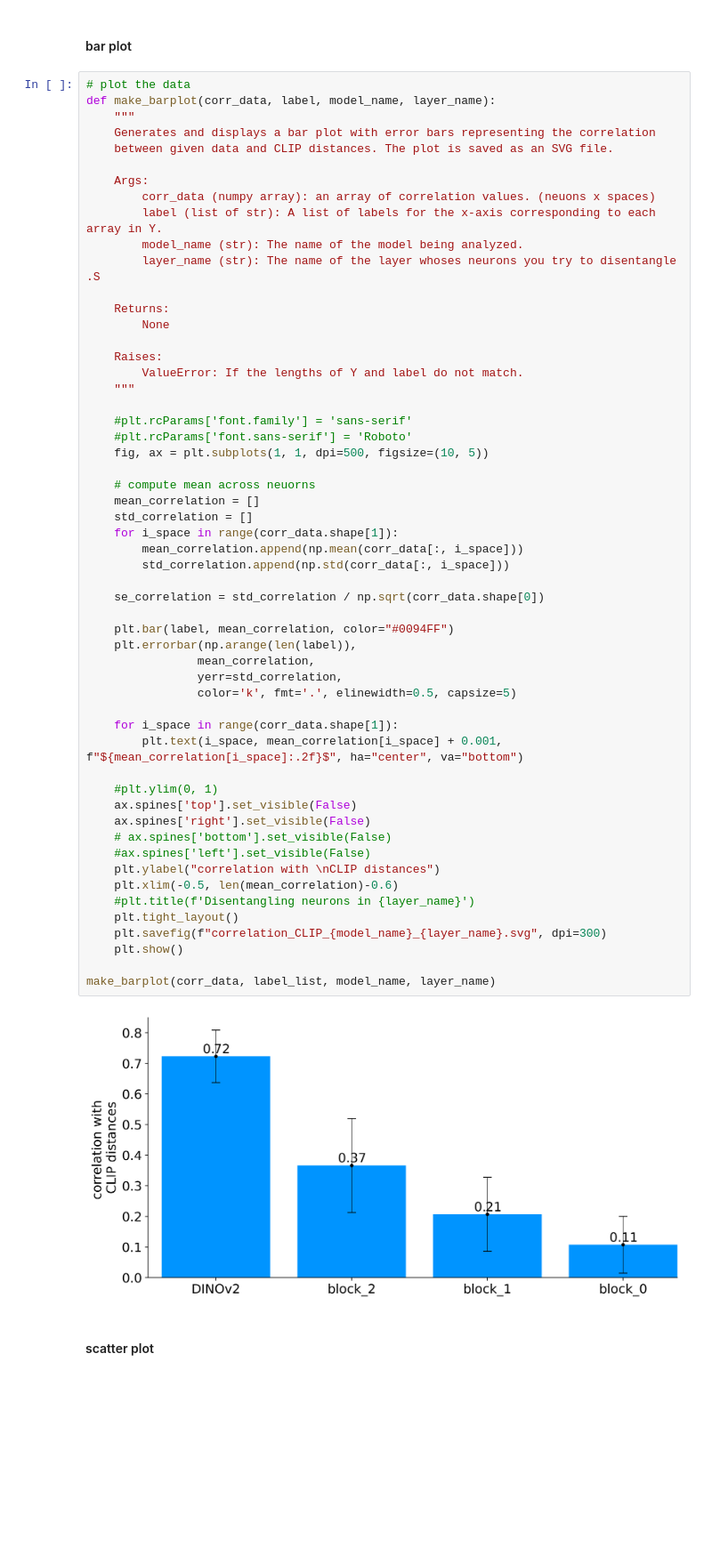
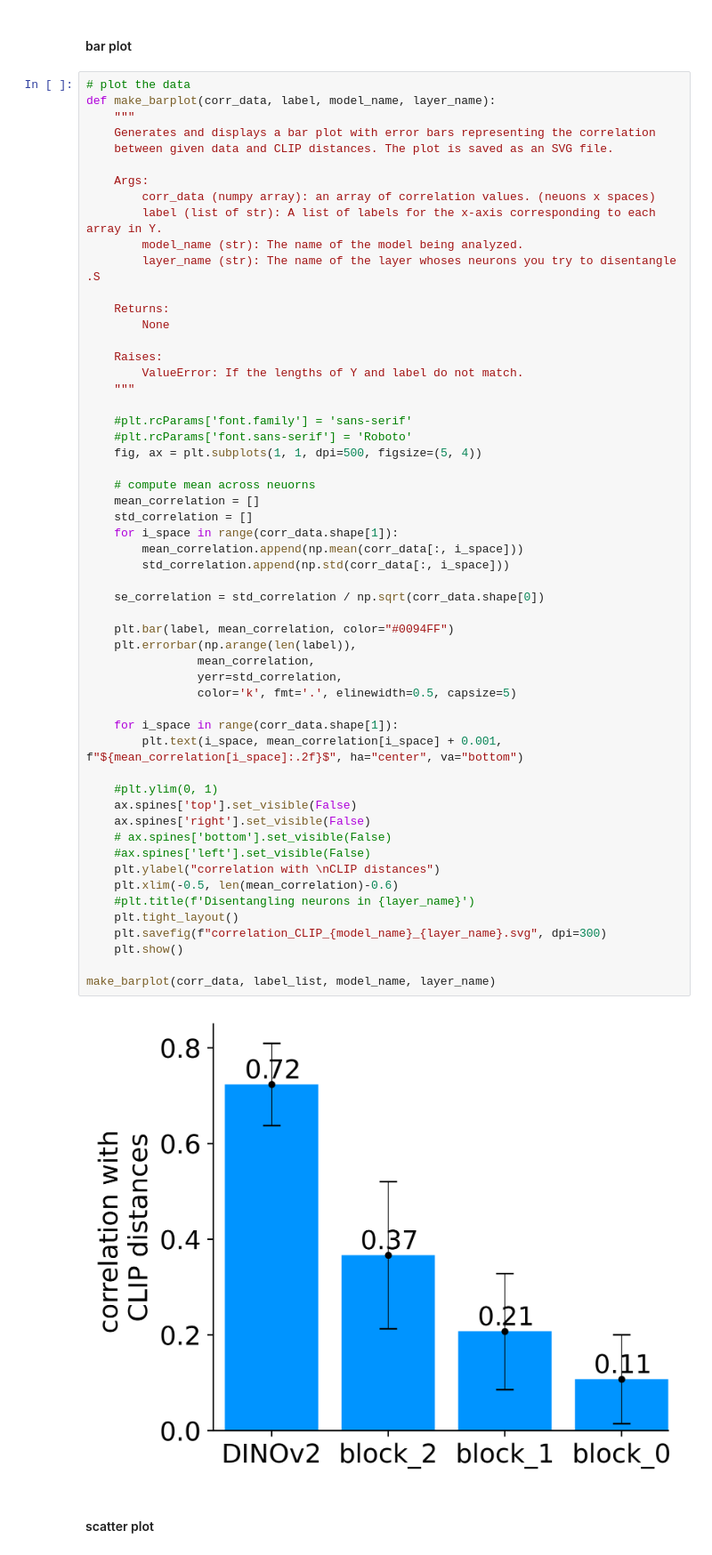
Before and after one commit to yotaKawashima/modified_PURE, a Jupyter notebook: experiments/disentangling/notebooks/distance_correlation_choose_attribution_layer.ipynb, the cells around one changed output. Shown at 89% size. Saved outputs shown, nothing was run; the diff lists cells and outputs as text; blank space fills up the shorter version.

Commit message:
modify images size

```diff
--- a/experiments/disentangling/notebooks/distance_correlation_choose_attribution_layer.ipynb
+++ b/experiments/disentangling/notebooks/distance_correlation_choose_attribution_layer.ipynb
@@ -415,41 +415,41 @@ def make_barplot(corr_data, label, model_name, layer_name):
 
     #plt.rcParams['font.family'] = 'sans-serif'
     #plt.rcParams['font.sans-serif'] = 'Roboto'
-    fig, ax = plt.subplots(1, 1, dpi=500, figsize=(10, 5))
+    fig, ax = plt.subplots(1, 1, dpi=500, figsize=(5, 4))
 
     # compute mean across neuorns
     mean_correlation = []
     std_correlation = []
     for i_space in range(corr_data.shape[1]):
         mean_correlation.append(np.mean(corr_data[:, i_space]))
         std_correlation.append(np.std(corr_data[:, i_space]))
 
     se_correlation = std_correlation / np.sqrt(corr_data.shape[0])
 
     plt.bar(label, mean_correlation, color="#0094FF")
     plt.errorbar(np.arange(len(label)),
                 mean_correlation,
                 yerr=std_correlation,
                 color='k', fmt='.', elinewidth=0.5, capsize=5)
 
     for i_space in range(corr_data.shape[1]):
         plt.text(i_space, mean_correlation[i_space] + 0.001, f"${mean_correlation[i_space]:.2f}$", ha="center", va="bottom")
 
     #plt.ylim(0, 1)
     ax.spines['top'].set_visible(False)
     ax.spines['right'].set_visible(False)
     # ax.spines['bottom'].set_visible(False)
     #ax.spines['left'].set_visible(False)
     plt.ylabel("correlation with \nCLIP distances")
     plt.xlim(-0.5, len(mean_correlation)-0.6)
     #plt.title(f'Disentangling neurons in {layer_name}')
     plt.tight_layout()
     plt.savefig(f"correlation_CLIP_{model_name}_{layer_name}.svg", dpi=300)
     plt.show()
 
 make_barplot(corr_data, label_list, model_name, layer_name)
 # %% [output]
-[figure, old version]
+[figure, new version]
 # %% [markdown]
  #### scatter plot
 # %%
```
Also changed, not shown: parts of 1 cell of this notebook.
